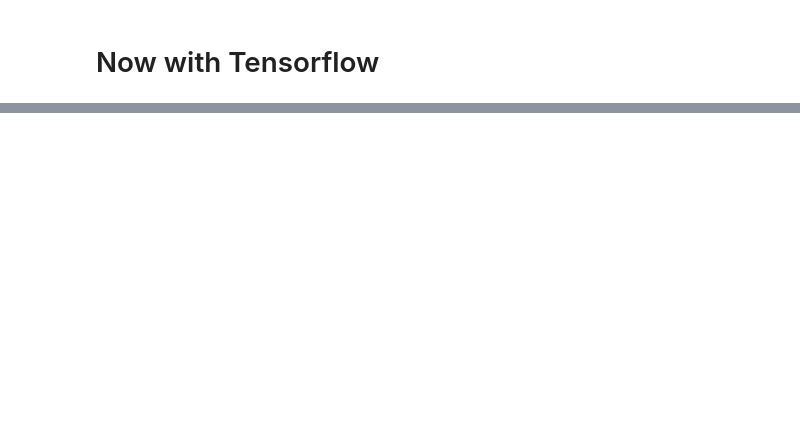
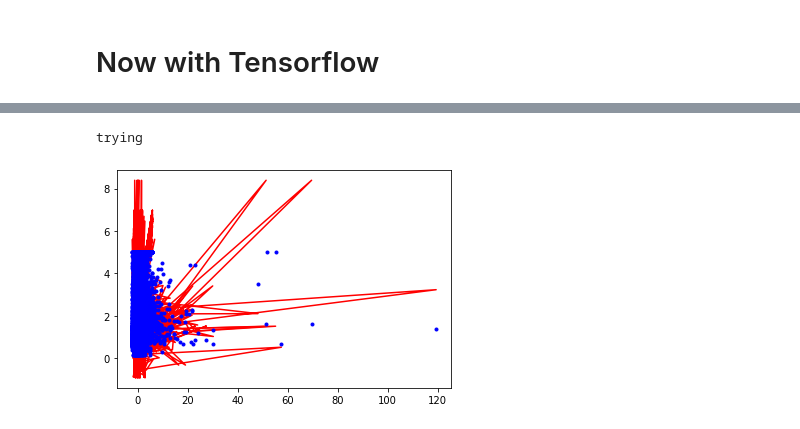
Before and after one commit to kyri33/mlai, a Jupyter notebook: linear_reg.ipynb, the cells around one changed output, grey strips where cells are left out. Saved outputs shown, nothing was run; the diff lists cells and outputs as text; code cells hidden in the pictures; blank space fills up the shorter version.

```diff
--- a/linear_reg.ipynb
+++ b/linear_reg.ipynb
@@ -163,0 +170,38 @@ plt.show()
+# %%
+tf.reset_default_graph()
+
+X = tf.placeholder(tf.float32, shape = (None, n + 1), name="X")
+y = tf.placeholder(tf.float32, shape = (None, 1), name="y")
+batch_size = 100
+n_batches = int(np.ceil(m / batch_size))
+
+theta = tf.Variable(tf.random_uniform([n+1, 1], -1.0, 1.0), name="theta")
+y_pred = tf.matmul(X, theta, name="predictions")
+error = y_pred - y
+mse = tf.reduce_mean(tf.square(error), name="mse")
+optimizer = tf.train.GradientDescentOptimizer(learning_rate = learning_rate)
+training_op = optimizer.minimize(mse)
+
+def fetch_batch(epoch, batch_index, batch_size):
+    start_index = batch_index * batch_size
+    end_index = start_index + batch_size
+    X_batch = housing_data_scaled_bias[start_index:end_index]
+    y_batch = housing.target.reshape(-1, 1)[start_index:end_index]
+    return X_batch, y_batch
+
+init = tf.global_variables_initializer()
+
+with tf.Session() as sess:
+    sess.run(init)
+    for epoch in range(n_epochs):
+        for batch_index in range(n_batches):
+            X_batch, y_batch = fetch_batch(epoch, batch_index, batch_size)
+            sess.run(training_op, {X: X_batch, y: y_batch})
+
+    best_theta = theta.eval()
+    plt.plot(housing_data_scaled, housing_data_scaled_bias.dot(best_theta), 'r-')
+    plt.plot(housing_data_scaled, housing.target, "b.")
+    plt.show()
+# %% [output]
+trying
+[figure, added]
```
Also changed, not shown: parts of 8 cells of this notebook, 1 other file.
